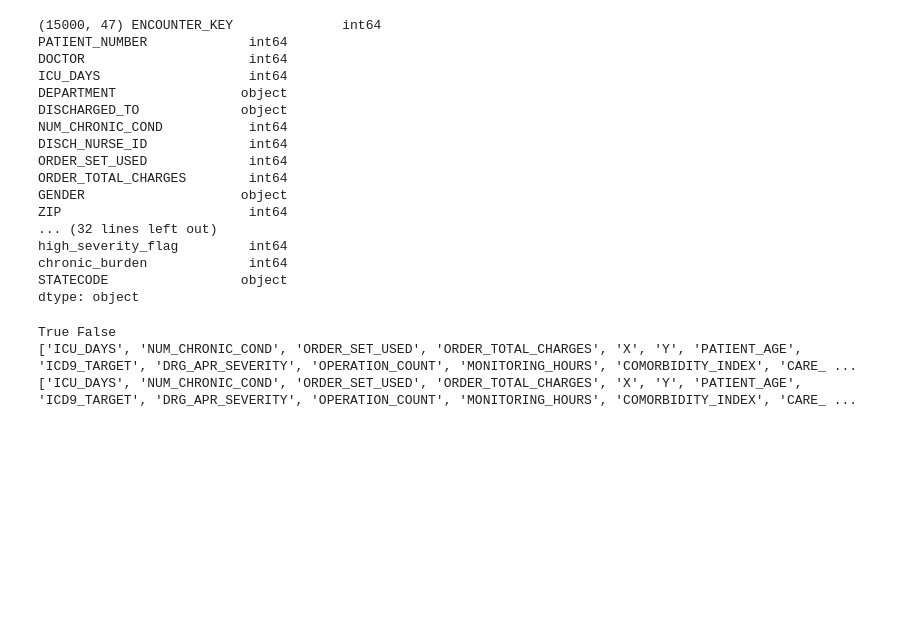
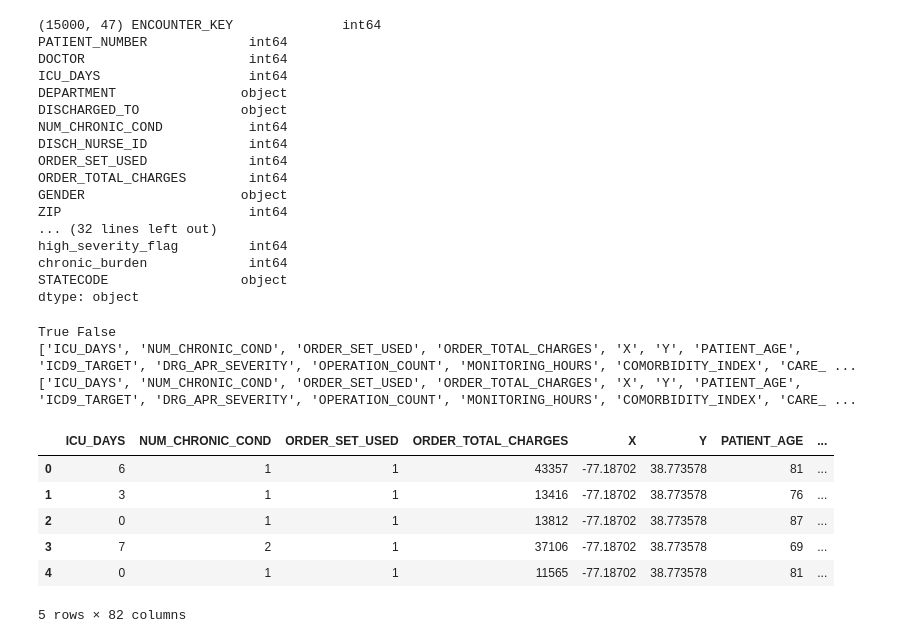
Before and after one commit to benjaminau/sasviya_challenge_2026, a Jupyter notebook: notebooks/hospital_los_eda_cleaning_wrangling.ipynb, the cells around one changed output. Cells and saved outputs as stored; diff of their text form; code cells hidden in the pictures; blank space fills up the shorter version.

```diff
--- a/notebooks/hospital_los_eda_cleaning_wrangling.ipynb
+++ b/notebooks/hospital_los_eda_cleaning_wrangling.ipynb
@@ -816,6 +812,16 @@ print(hospital_los_test_transformed.columns.tolist())
 True False
 ['ICU_DAYS', 'NUM_CHRONIC_COND', 'ORDER_SET_USED', 'ORDER_TOTAL_CHARGES', 'X', 'Y', 'PATIENT_AGE', 'ICD9_TARGET', 'DRG_APR_SEVERITY', 'OPERATION_COUNT', 'MONITORING_HOURS', 'COMORBIDITY_INDEX', 'CARE_ ...
 ['ICU_DAYS', 'NUM_CHRONIC_COND', 'ORDER_SET_USED', 'ORDER_TOTAL_CHARGES', 'X', 'Y', 'PATIENT_AGE', 'ICD9_TARGET', 'DRG_APR_SEVERITY', 'OPERATION_COUNT', 'MONITORING_HOURS', 'COMORBIDITY_INDEX', 'CARE_ ...
+# %%
+hospital_los_train_transformed.head(5)
+# %% [output]
+|  | ICU_DAYS | NUM_CHRONIC_COND | ORDER_SET_USED | ORDER_TOTAL_CHARGES | X | Y | PATIENT_AGE | ... |
+| 0 | 6 | 1 | 1 | 43357 | -77.18702 | 38.773578 | 81 | ... |
+| 1 | 3 | 1 | 1 | 13416 | -77.18702 | 38.773578 | 76 | ... |
+| 2 | 0 | 1 | 1 | 13812 | -77.18702 | 38.773578 | 87 | ... |
+| 3 | 7 | 2 | 1 | 37106 | -77.18702 | 38.773578 | 69 | ... |
+| 4 | 0 | 1 | 1 | 11565 | -77.18702 | 38.773578 | 81 | ... |
+5 rows × 82 columns
 # %%
 hospital_los_train_transformed.to_csv("/workspaces/myfolder/project/sasviya_challenge_2026/data/hospital_los_train_final.csv",index = False)
 hospital_los_test_transformed.to_csv("/workspaces/myfolder/project/sasviya_challenge_2026/data/hospital_los_test_final.csv",index = False)
```
Also changed, not shown: parts of 3 cells of this notebook.
